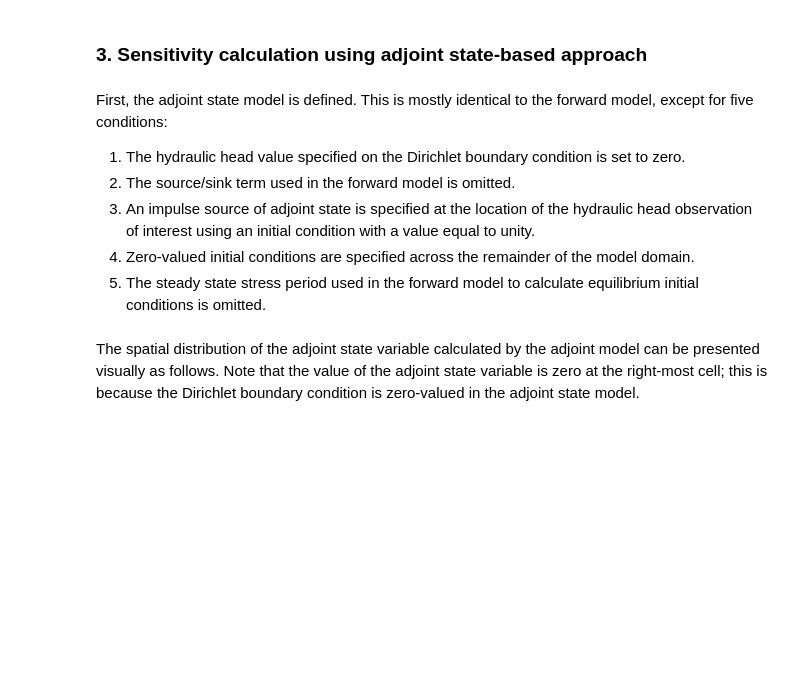
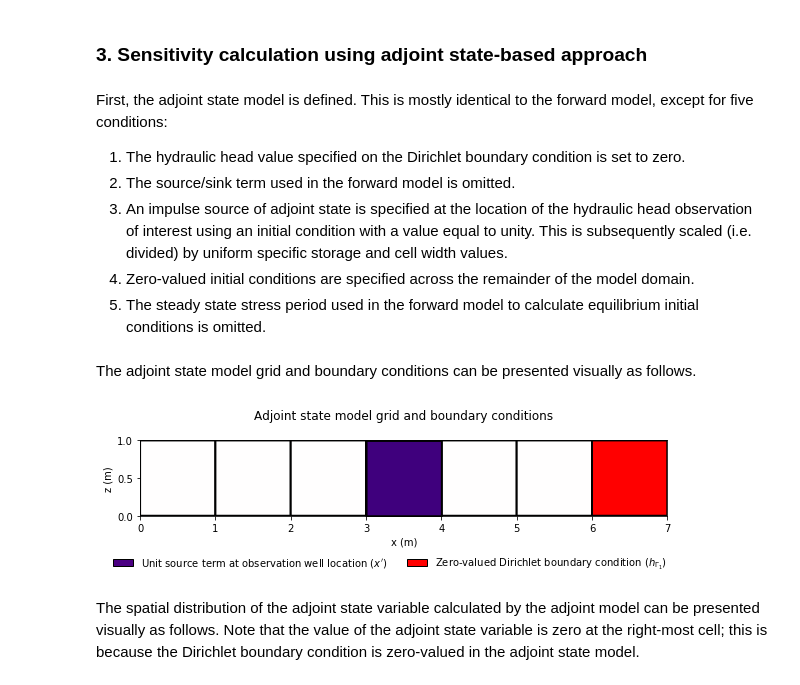
Before and after one commit to christurnadge/1o_adjoint_sensitivities, a Jupyter notebook: 01_Numerical_examples/01_Continuous_approach/04_dh_dQw_TR.ipynb, the cells around one changed output. Saved outputs shown, nothing was run; the diff lists cells and outputs as text; code cells hidden in the pictures; blank space fills up the shorter version.

```diff
--- a/01_Numerical_examples/01_Continuous_approach/04_dh_dQw_TR.ipynb
+++ b/01_Numerical_examples/01_Continuous_approach/04_dh_dQw_TR.ipynb
@@ -168,7 +167,7 @@ dhdQw_pert = (hob_pert-hob_base)/(Qw*dpar)
 First, the adjoint state model is defined. This is mostly identical to the forward model, except for five conditions:
 1. The hydraulic head value specified on the Dirichlet boundary condition is set to zero.
 2. The source/sink term used in the forward model is omitted.
-3. An impulse source of adjoint state is specified at the location of the hydraulic head observation of interest using an initial condition with a value equal to unity.
+3. An impulse source of adjoint state is specified at the location of the hydraulic head observation of interest using an initial condition with a value equal to unity. This is subsequently scaled (i.e. divided) by uniform specific storage and cell width values.
 4. Zero-valued initial conditions are specified across the remainder of the model domain.
 5. The steady state stress period used in the forward model to calculate equilibrium initial conditions is omitted.
 # %%
@@ -188,6 +187,25 @@ ml.remove_package('wel')
 ml.write_input()
 success, buff = ml.run_model(silent=True)
 adj = bf.HeadFile(md+'/'+'model.hds').get_alldata()
+# %% [markdown]
+The adjoint state model grid and boundary conditions can be presented visually as follows.
+# %%
+f,s = plt.subplots(1, 1, figsize=[24.00/2.54, 7.00/2.54])
+s.set_aspect('equal')
+s.set_title('Adjoint state model grid and boundary conditions\n')
+grid = np.hstack([0.5*np.ones([1, ncol-1]), np.ones([1,1])])
+s.pcolor(grid, edgecolors='k', linewidths=2, cmap='bwr', vmin=0.0, vmax=1.0)
+grid[0, ocol] = 2.
+s.pcolor(np.ma.masked_not_equal(grid, 2.), edgecolors='k', linewidths=2, cmap='Purples', vmin=0.0, vmax=2.0)
+s.set_xlabel('x (m)')
+s.set_ylabel('z (m)')
+l = f.legend(handles=[Patch(facecolor='indigo', edgecolor='k',
+                            label="Unit source term at observation well location ($x'$)"),
+                      Patch(facecolor='r', edgecolor='k',
+                            label='Zero-valued Dirichlet boundary condition ($h_{\Gamma_1}$)')],
+             fancybox=False, frameon=False, loc=8, ncol=3)
+# %% [output]
+[figure, added]
 # %% [markdown]
 The spatial distribution of the adjoint state variable calculated by the adjoint model can be presented visually as follows. Note that the value of the adjoint state variable is zero at the right-most cell; this is because the Dirichlet boundary condition is zero-valued in the adjoint state model.
 # %%
```
Also changed, not shown: parts of 9 cells of this notebook, 14 other files.
